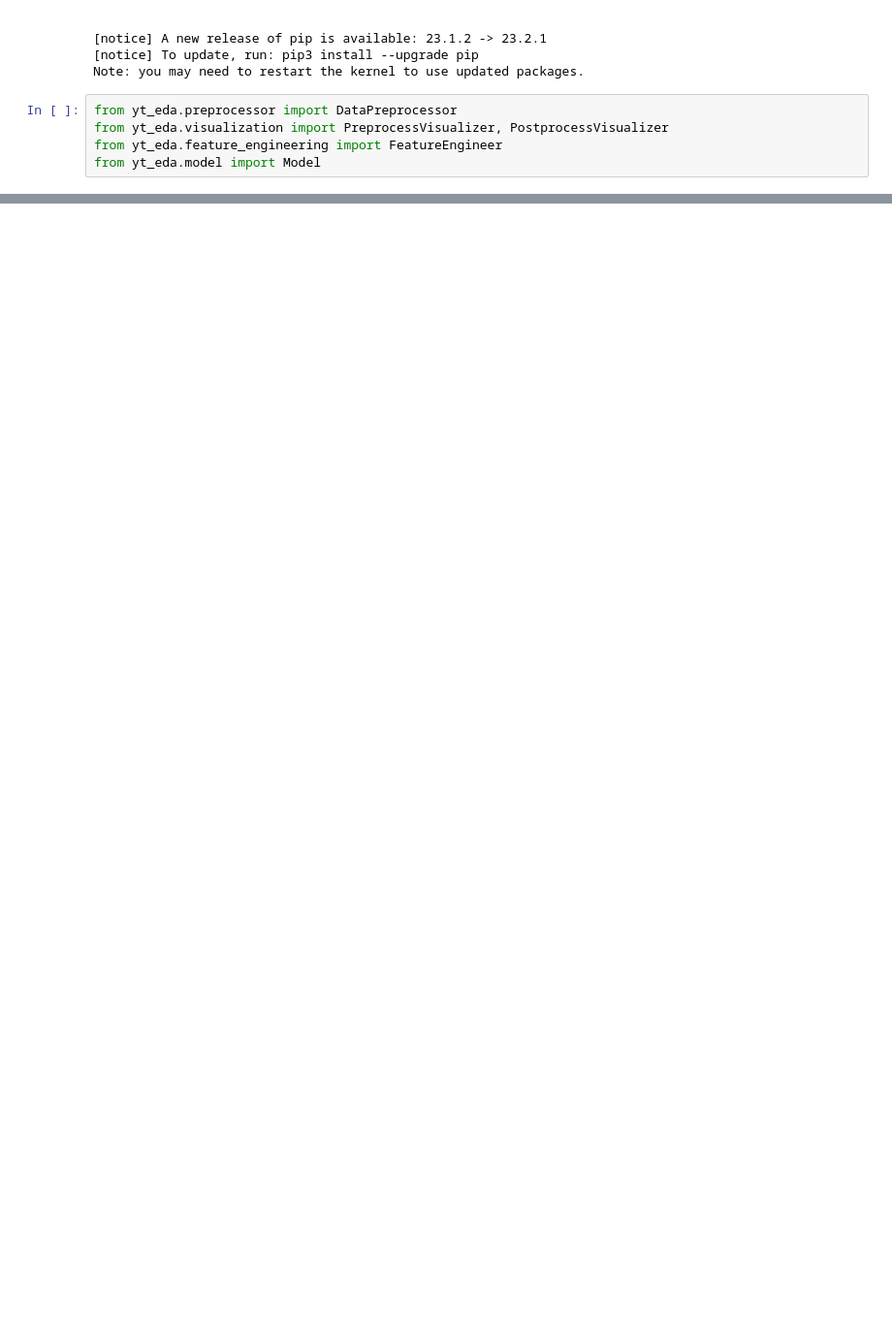
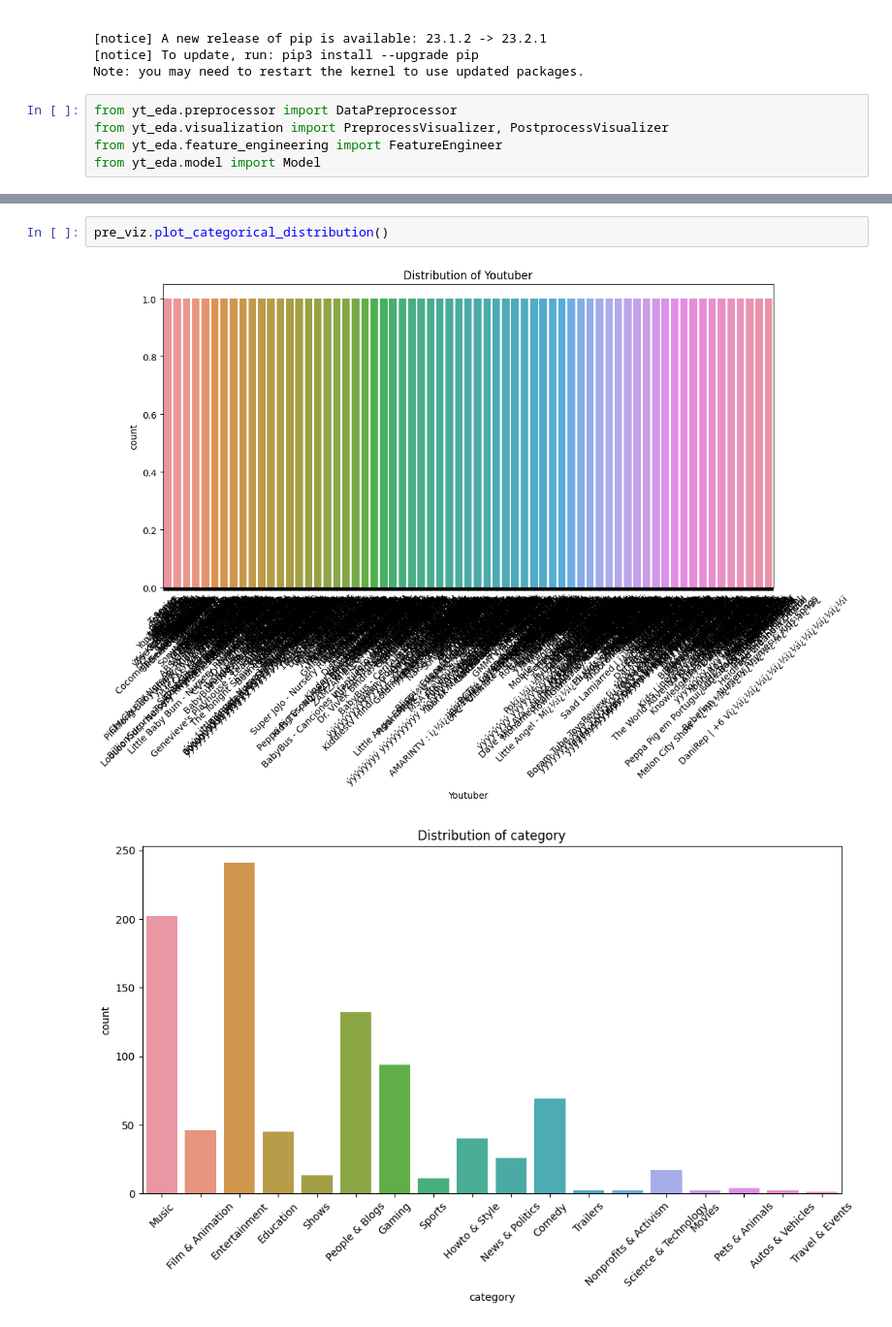
Before and after one commit to Devilsam12/yt_eda, a Jupyter notebook: nb.ipynb, the cells around one changed output, grey strips where cells are left out. Shown at 97% size. Cells and saved outputs as stored; diff of their text form; blank space fills up the shorter version.

```diff
--- a/nb.ipynb
+++ b/nb.ipynb
@@ -25,0 +55,5 @@ from yt_eda.model import Model
+# %%
+pre_viz.plot_categorical_distribution()
+# %% [output]
+[figure, added]
+[figure, added]
```
Also changed, not shown: parts of 8 cells of this notebook, 1 other file.
